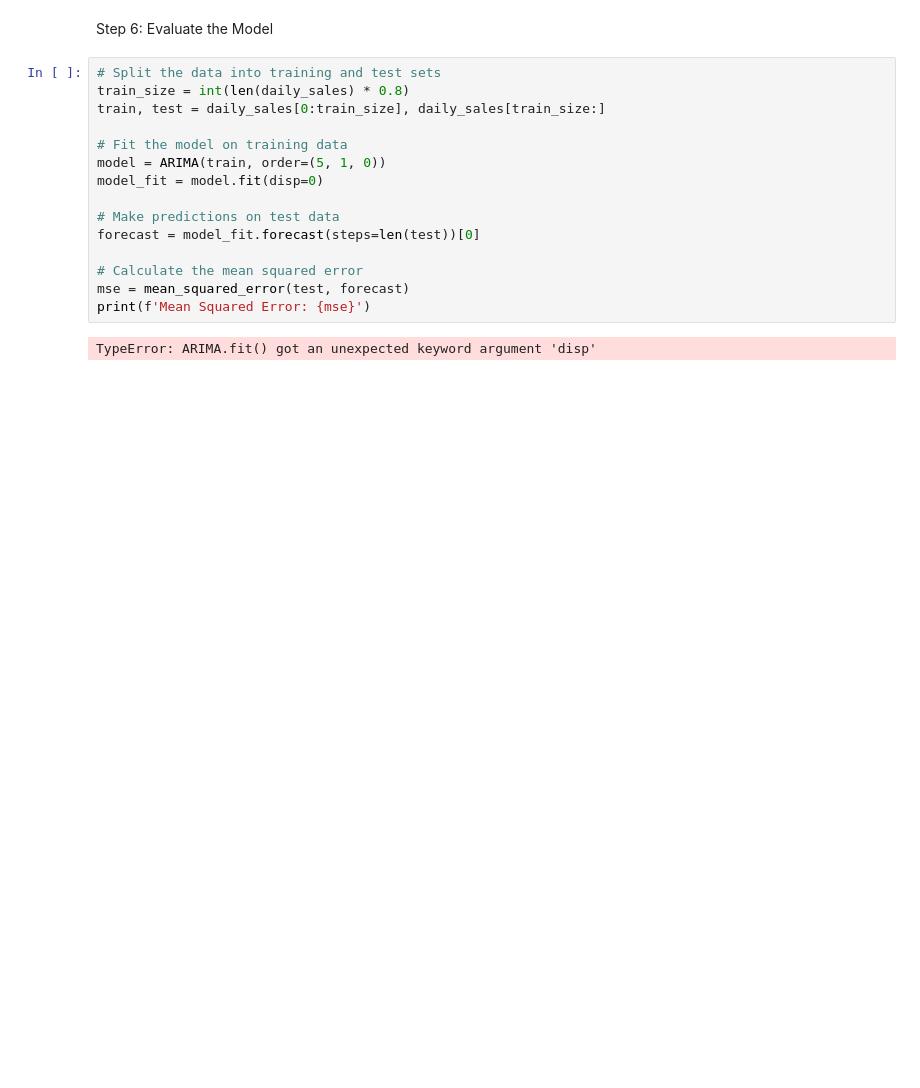
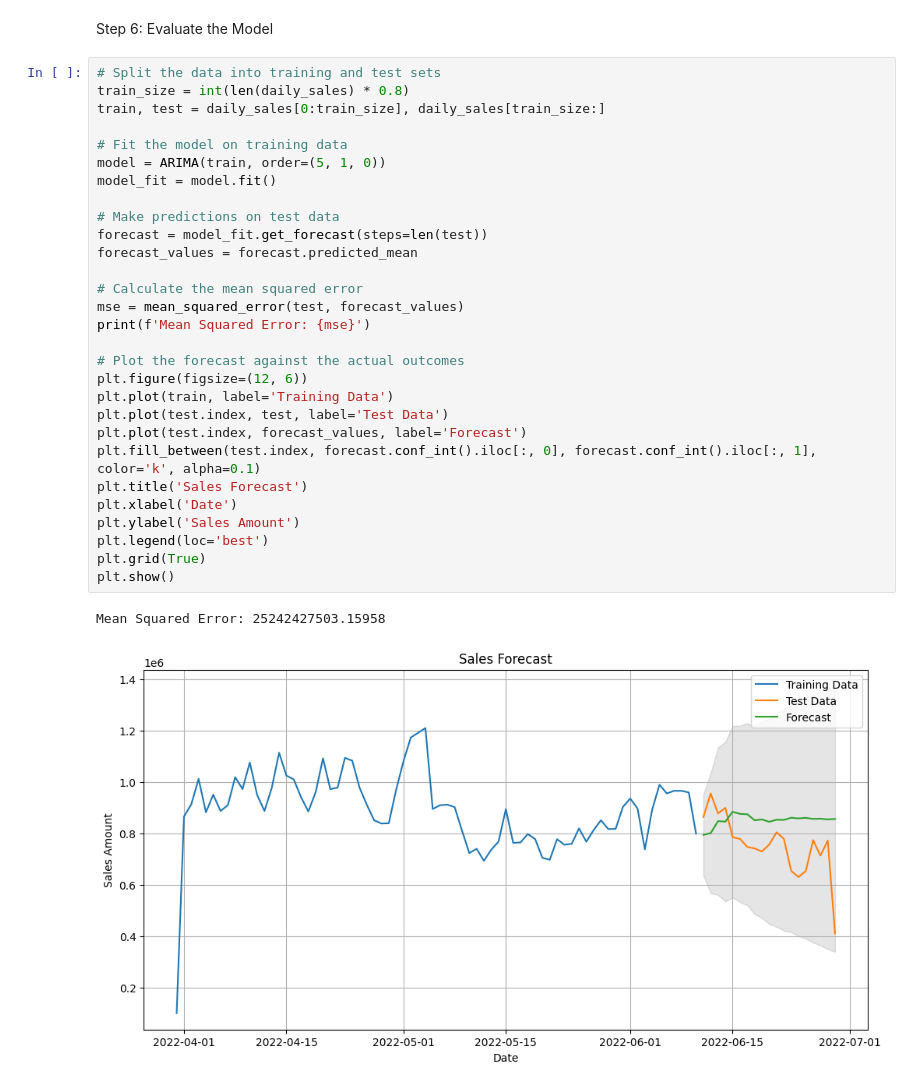
Before and after one commit to patrick-hsbr/fh_mtm_data_projekt_group1, a Jupyter notebook: data.ipynb, the cells around one changed output. Cells and saved outputs as stored; diff of their text form; blank space fills up the shorter version.

```diff
--- a/data.ipynb
+++ b/data.ipynb
@@ -932,17 +935,32 @@ Step 6: Evaluate the Model
 # %%
 # Split the data into training and test sets
 train_size = int(len(daily_sales) * 0.8)
 train, test = daily_sales[0:train_size], daily_sales[train_size:]
 
 # Fit the model on training data
 model = ARIMA(train, order=(5, 1, 0))
-model_fit = model.fit(disp=0)
+model_fit = model.fit()
 
 # Make predictions on test data
-forecast = model_fit.forecast(steps=len(test))[0]
+forecast = model_fit.get_forecast(steps=len(test))
+forecast_values = forecast.predicted_mean
 
 # Calculate the mean squared error
-mse = mean_squared_error(test, forecast)
+mse = mean_squared_error(test, forecast_values)
 print(f'Mean Squared Error: {mse}')
+
+# Plot the forecast against the actual outcomes
+plt.figure(figsize=(12, 6))
+plt.plot(train, label='Training Data')
+plt.plot(test.index, test, label='Test Data')
+plt.plot(test.index, forecast_values, label='Forecast')
+plt.fill_between(test.index, forecast.conf_int().iloc[:, 0], forecast.conf_int().iloc[:, 1], color='k', alpha=0.1)
+plt.title('Sales Forecast')
+plt.xlabel('Date')
+plt.ylabel('Sales Amount')
+plt.legend(loc='best')
+plt.grid(True)
+plt.show()
 # %% [output]
-TypeError: ARIMA.fit() got an unexpected keyword argument 'disp'
+Mean Squared Error: 25242427503.15958
+[figure, added]
```
Also changed, not shown: parts of 1 cell of this notebook.
